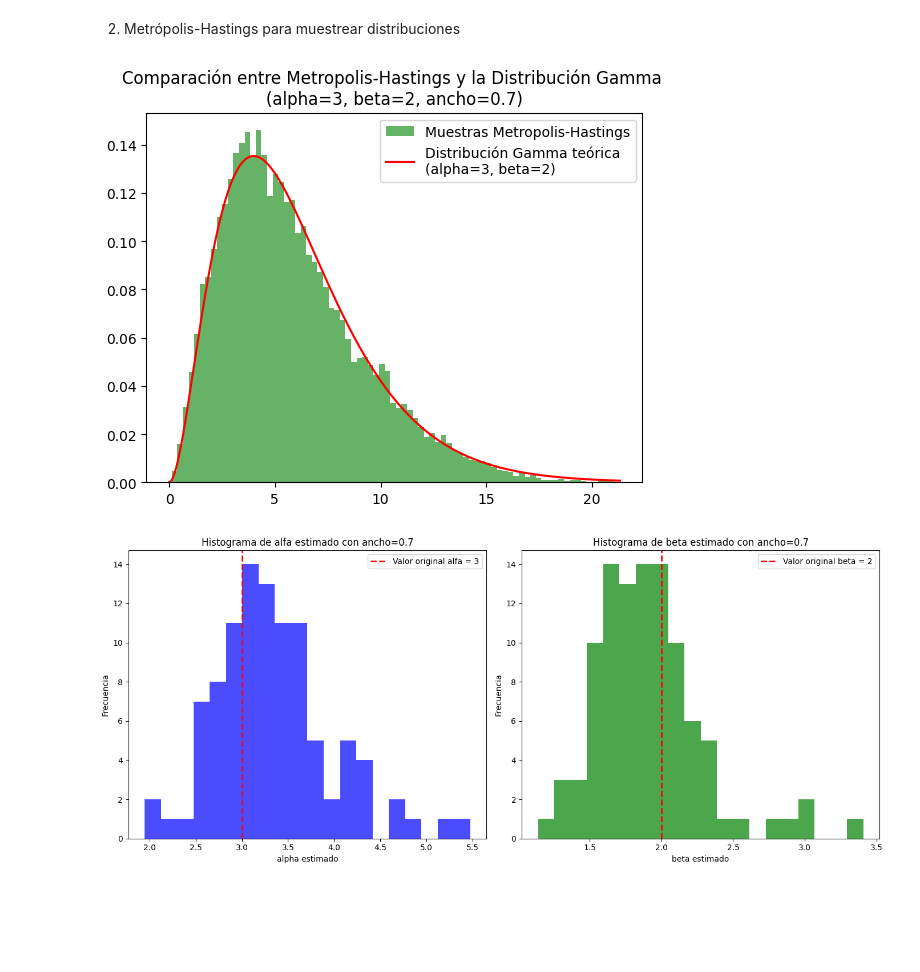
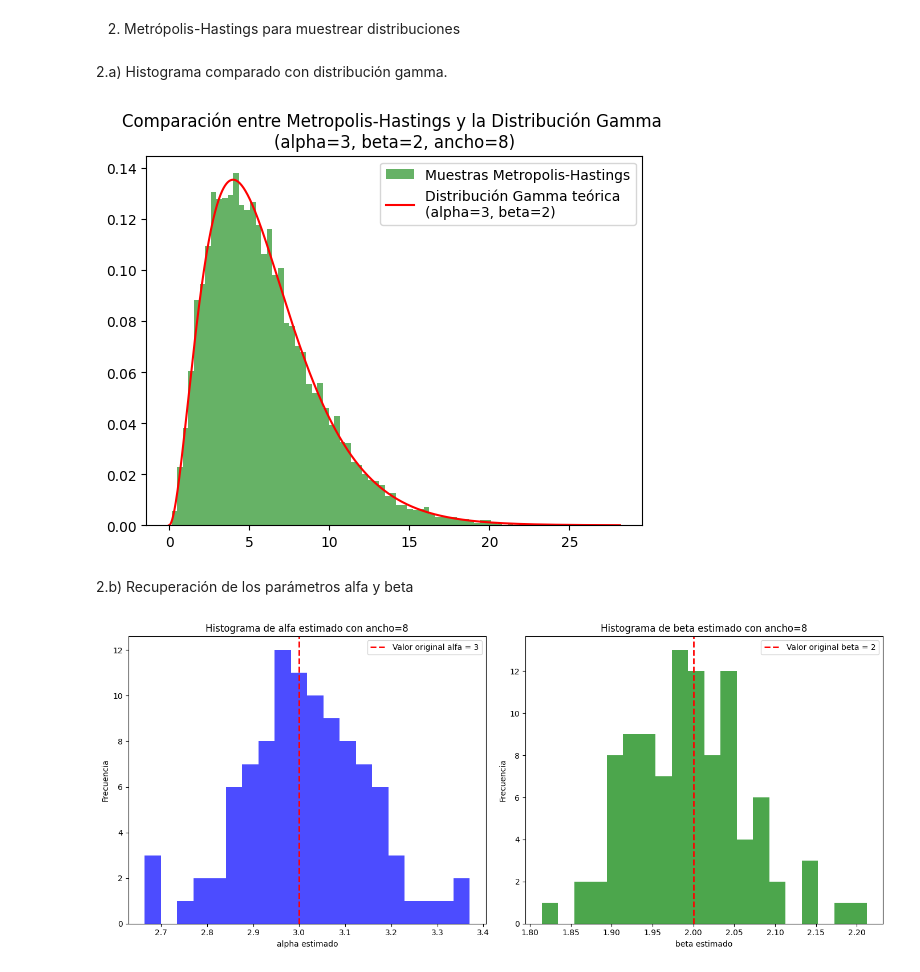
Before and after one commit to sarchilagomez1/MetodosComputacionales2-Fuentes-Archila, a Jupyter notebook: Taller5_fuentesarchila.ipynb, the cells around one changed output. Saved outputs shown, nothing was run; the diff lists cells and outputs as text; code cells hidden in the pictures; blank space fills up the shorter version.

```diff
--- a/Taller5_fuentesarchila.ipynb
+++ b/Taller5_fuentesarchila.ipynb
@@ -4,6 +4,8 @@ Taller 5 - métodos computacionales 2
 Catalina Fuentes y Silvana Archila
 # %% [markdown]
 2. Metrópolis-Hastings para muestrear distribuciones
+# %% [markdown]
+2.a) Histograma comparado con distribución gamma.
 # %%
 import numpy as np
 import matplotlib.pyplot as plt
@@ -11,7 +13,7 @@ import scipy.stats as stats
 
 alpha = 3
 beta = 2
-ancho1 = 0.7
+ancho1 = 8
 #función de la distribución Gamma
 def gamma_distr(x, alpha, beta):
     if x > 0:
@@ -26,34 +28,36 @@ def metropolis_hastings_gamma(alpha, beta, N):
 
     for i in range(N):
         # Propuesta de un nuevo valor usando una distribución normal en torno al actual
         x_new = samples[-1] + np.random.normal(0, ancho1)
 
         # Calculamos la tasa de aceptación
         tasa = gamma_distr(x_new, alpha, beta) / gamma_distr(x, alpha, beta)
 
         # Aceptamos o rechazamos la propuesta
         if np.random.rand() < tasa:
             x = x_new
 
         samples.append(x)
 
     return np.array(samples)
 
 N = 30000
 samples = metropolis_hastings_gamma(alpha, beta, N)
 
 #Histograma
 plt.hist(samples, bins=80, density=True, alpha=0.6, color='g', label="Muestras Metropolis-Hastings")
 
 #Función Gamma
 x = np.linspace(0, np.max(samples), 1000)
 plt.plot(x, stats.gamma.pdf(x, a=alpha, scale=beta), 'r-', label=f"Distribución Gamma teórica \n(alpha={alpha}, beta={beta})")
 
 plt.legend()
 plt.title(f"Comparación entre Metropolis-Hastings y la Distribución Gamma \n(alpha={alpha}, beta={beta}, ancho={ancho1})")
 plt.show()
 # %% [output]
-[figure, old version]
+[figure, new version]
+# %% [markdown]
+2.b) Recuperación de los parámetros alfa y beta
 # %%
 repeticiones = 100
 N = 10000
@@ -89,7 +93,7 @@ ax2.legend()
 plt.tight_layout()
 plt.show()
 # %% [output]
-[figure, old version]
+[figure, new version]
 # %%
 desviacion_alpha = np.std(alpha_estimados)
 desviacion_beta = np.std(beta_estimados)
```
Also changed, not shown: parts of 14 cells of this notebook.
